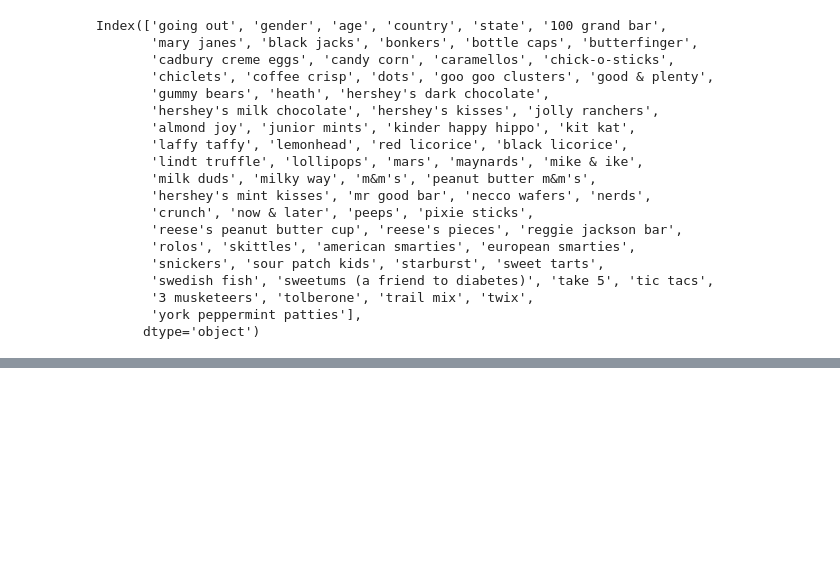
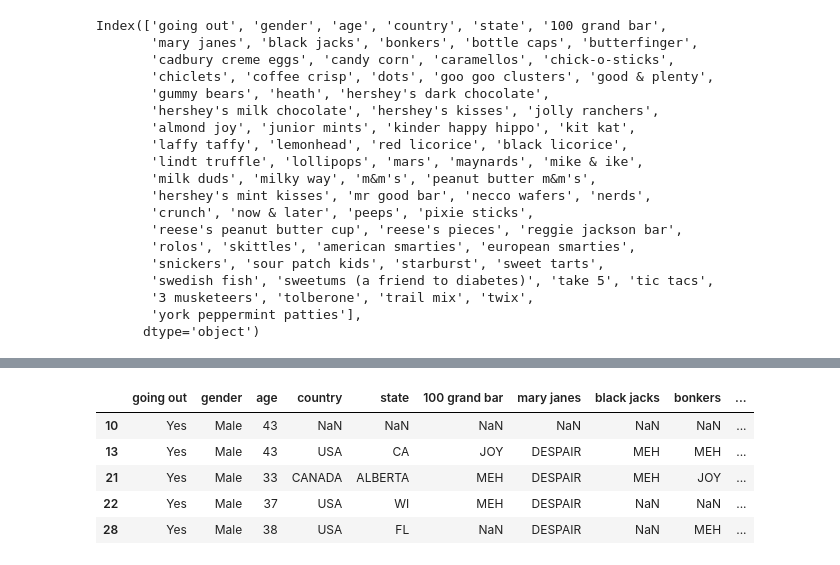
Before and after one commit to atolman01/Data_Cleaning_Halloween_Style, a Jupyter notebook: Data_Cleaning_Solution.ipynb, the cells around one changed output, grey strips where cells are left out. Saved outputs shown, nothing was run; the diff lists cells and outputs as text; code cells hidden in the pictures; blank space fills up the shorter version.

```diff
--- a/Data_Cleaning_Solution.ipynb
+++ b/Data_Cleaning_Solution.ipynb
@@ -396,0 +666,4 @@ print(filtered)
+# %%
+filtered.loc[filtered['country'] == 'A']
+# HERE WE CAN SEE THAT THIS IS JUST AN INVALID ENTRY SO IT WILL GO TO THE NAN
+filtered.country[884] = np.nan
@@ -396,0 +680,5 @@ print(filtered)
+# %%
+filtered.loc[filtered['country'] == 'UD']
+# HERE WE SEE THAT THE STATE IS NEW YORK I AM UNSURE WHY THE WOULD PUT UD UNLESS IT WAS A TYPO OR THAT
+  # IS THE COLLEGE THEY WENT TO (UNIVERSITY OF DELAWARE) SO WE CAN CHANGE THIS TO USA
+filtered.country[1267]='USA'
@@ -396,0 +708,5 @@ print(filtered)
+# %%
+filtered.loc[filtered['country'] == 'KOREA']
+# Unfortunately we do not have enough evidence to distinguish between north and south korea
+#   Since it is only 1 value in this case then we will have the country nan
+filtered['country'][976] = np.nan
@@ -396,0 +869,3 @@ print(filtered)
+# %%
+filtered['gender'] = filtered['gender'].replace(["I'd rather not say"],'OptOut')
+filtered.gender.unique()
@@ -396,0 +883,9 @@ print(filtered)
+# %%
+filtered.head()
+# %% [output]
+|  | going out | gender | age | country | state | 100 grand bar | mary janes | black jacks | bonkers | ... |
+| 10 | Yes | Male | 43 | NaN | NaN | NaN | NaN | NaN | NaN | ... |
+| 13 | Yes | Male | 43 | USA | CA | JOY | DESPAIR | MEH | MEH | ... |
+| 21 | Yes | Male | 33 | CANADA | ALBERTA | MEH | DESPAIR | MEH | JOY | ... |
+| 22 | Yes | Male | 37 | USA | WI | MEH | DESPAIR | NaN | NaN | ... |
+| 28 | Yes | Male | 38 | USA | FL | NaN | DESPAIR | NaN | MEH | ... |
```
Also changed, not shown: parts of 42 cells of this notebook.
